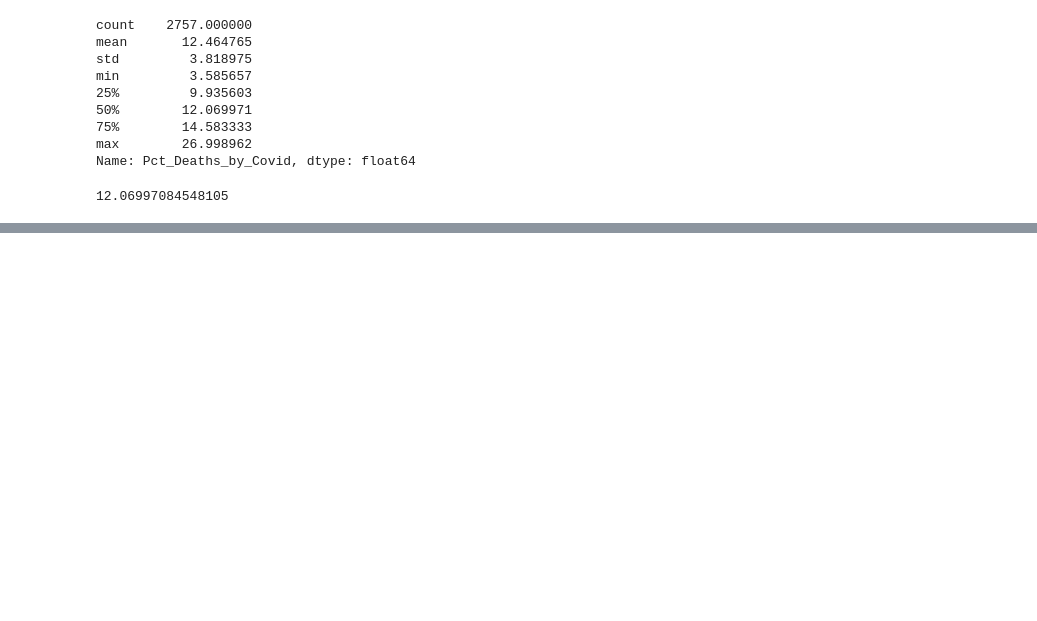
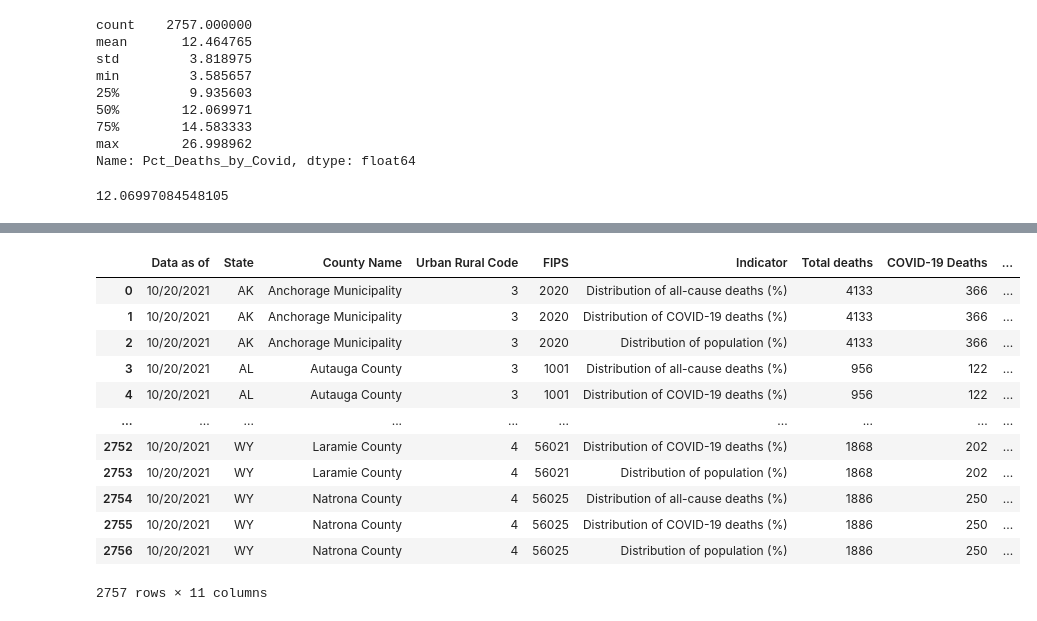
Before and after one commit to Austin-Cyr/Covid_Analysis, a Jupyter notebook: Datasets_HL/Death_by_County/Death_by_County(HL).ipynb, the cells around one changed output, grey strips where cells are left out. Saved outputs shown, nothing was run; the diff lists cells and outputs as text; code cells hidden in the pictures; blank space fills up the shorter version.

```diff
--- a/Datasets_HL/Death_by_County/Death_by_County(HL).ipynb
+++ b/Datasets_HL/Death_by_County/Death_by_County(HL).ipynb
@@ -83,0 +84,17 @@ death_by_county_condensed
+# %%
+death_by_county_condensed = death_by_county_condensed.rename({"FIPS Code": "FIPS"}, axis=1)
+death_by_county_condensed
+# %% [output]
+|  | Data as of | State | County Name | Urban Rural Code | FIPS | Indicator | Total deaths | COVID-19 Deaths | ... |
+| 0 | 10/20/2021 | AK | Anchorage Municipality | 3 | 2020 | Distribution of all-cause deaths (%) | 4133 | 366 | ... |
+| 1 | 10/20/2021 | AK | Anchorage Municipality | 3 | 2020 | Distribution of COVID-19 deaths (%) | 4133 | 366 | ... |
+| 2 | 10/20/2021 | AK | Anchorage Municipality | 3 | 2020 | Distribution of population (%) | 4133 | 366 | ... |
+| 3 | 10/20/2021 | AL | Autauga County | 3 | 1001 | Distribution of all-cause deaths (%) | 956 | 122 | ... |
+| 4 | 10/20/2021 | AL | Autauga County | 3 | 1001 | Distribution of COVID-19 deaths (%) | 956 | 122 | ... |
+| ... | ... | ... | ... | ... | ... | ... | ... | ... | ... |
+| 2752 | 10/20/2021 | WY | Laramie County | 4 | 56021 | Distribution of COVID-19 deaths (%) | 1868 | 202 | ... |
+| 2753 | 10/20/2021 | WY | Laramie County | 4 | 56021 | Distribution of population (%) | 1868 | 202 | ... |
+| 2754 | 10/20/2021 | WY | Natrona County | 4 | 56025 | Distribution of all-cause deaths (%) | 1886 | 250 | ... |
+| 2755 | 10/20/2021 | WY | Natrona County | 4 | 56025 | Distribution of COVID-19 deaths (%) | 1886 | 250 | ... |
+| 2756 | 10/20/2021 | WY | Natrona County | 4 | 56025 | Distribution of population (%) | 1886 | 250 | ... |
+2757 rows × 11 columns
```
Also changed, not shown: parts of 7 cells of this notebook, 7 other files.
